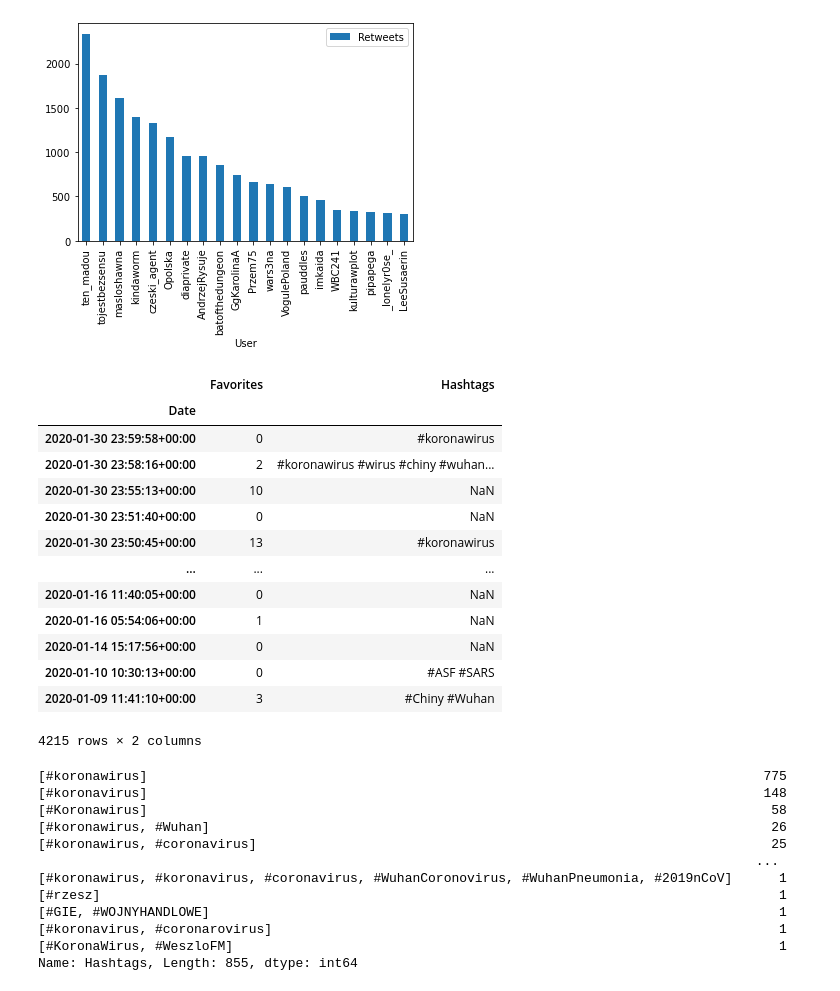
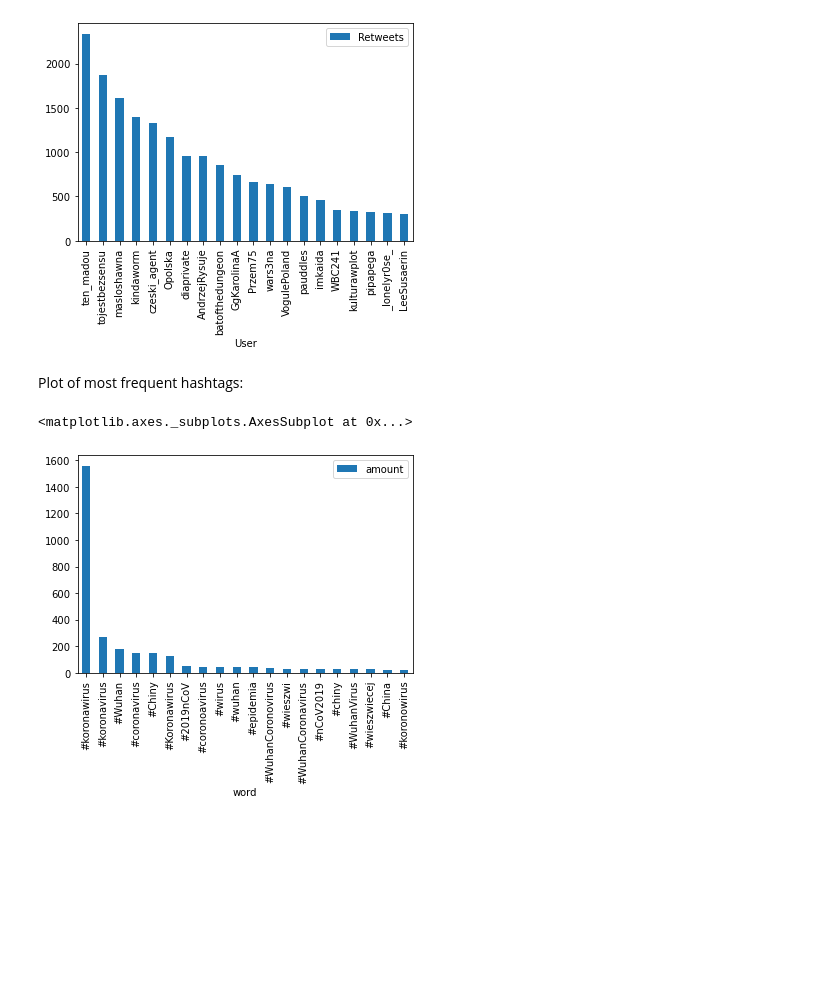
Before and after one commit to mkkud/fake_news, a Jupyter notebook: Tweets EDA.ipynb, the cells around one changed output. Drawn from its saved outputs; the diff is of its cells as text; code cells hidden in the pictures; blank space fills up the shorter version.

```diff
--- a/Tweets EDA.ipynb
+++ b/Tweets EDA.ipynb
@@ -73,36 +80,16 @@ data[['User', 'Retweets']].groupby(['User']).mean().sort_values(by=['Retweets'],
 # %% [output]
 <matplotlib.axes._subplots.AxesSubplot at 0x...>
 [figure]
-# %%
-tweets_dates = pd.DataFrame(data[['Date', 'Favorites', 'Hashtags']])
-tweets_dates.set_index('Date')
-# %% [output]
-|  | Favorites | Hashtags |
-| Date |  |  |
-| 2020-01-30 23:59:58+00:00 | 0 | #koronawirus |
-| 2020-01-30 23:58:16+00:00 | 2 | #koronawirus #wirus #chiny #wuhan... |
-| 2020-01-30 23:55:13+00:00 | 10 | NaN |
-| 2020-01-30 23:51:40+00:00 | 0 | NaN |
-| 2020-01-30 23:50:45+00:00 | 13 | #koronawirus |
-| ... | ... | ... |
-| 2020-01-16 11:40:05+00:00 | 0 | NaN |
-| 2020-01-16 05:54:06+00:00 | 1 | NaN |
-| 2020-01-14 15:17:56+00:00 | 0 | NaN |
-| 2020-01-10 10:30:13+00:00 | 0 | #ASF #SARS |
-| 2020-01-09 11:41:10+00:00 | 3 | #Chiny #Wuhan |
-4215 rows × 2 columns
-# %%
-print(tweets_dates.Hashtags.str.split().value_counts())
-# %% [output]
-[#koronawirus]                                                                               775
-[#koronavirus]                                                                               148
-[#Koronawirus]                                                                                58
-[#koronawirus, #Wuhan]                                                                        26
-[#koronawirus, #coronavirus]                                                                  25
-                                                                                            ...
-[#koronawirus, #koronavirus, #coronavirus, #WuhanCoronovirus, #WuhanPneumonia, #2019nCoV]      1
-[#rzesz]                                                                                       1
-[#GIE, #WOJNYHANDLOWE]                                                                         1
-[#koronavirus, #coronarovirus]                                                                 1
-[#KoronaWirus, #WeszloFM]                                                                      1
-Name: Hashtags, Length: 855, dtype: int64
+# %% [markdown]
+Plot of most frequent hashtags:
+# %%
+data.Hashtags = data.Hashtags.astype(str)
+data.drop(data.index[data['Hashtags'] == 'nan'], inplace = True)
+tags_clean = data['Hashtags'].str.split()
+tags_clean = list(itertools.chain(*tags_clean))
+counts_clean= collections.Counter(tags_clean)
+most20 = pd.DataFrame(counts_clean.most_common(20), columns = ['word', 'amount'])
+most20.plot(kind='bar', x='word')
+# %% [output]
+<matplotlib.axes._subplots.AxesSubplot at 0x...>
+[figure, added]
```
Also changed, not shown: parts of 5 cells of this notebook, 8 other files.
